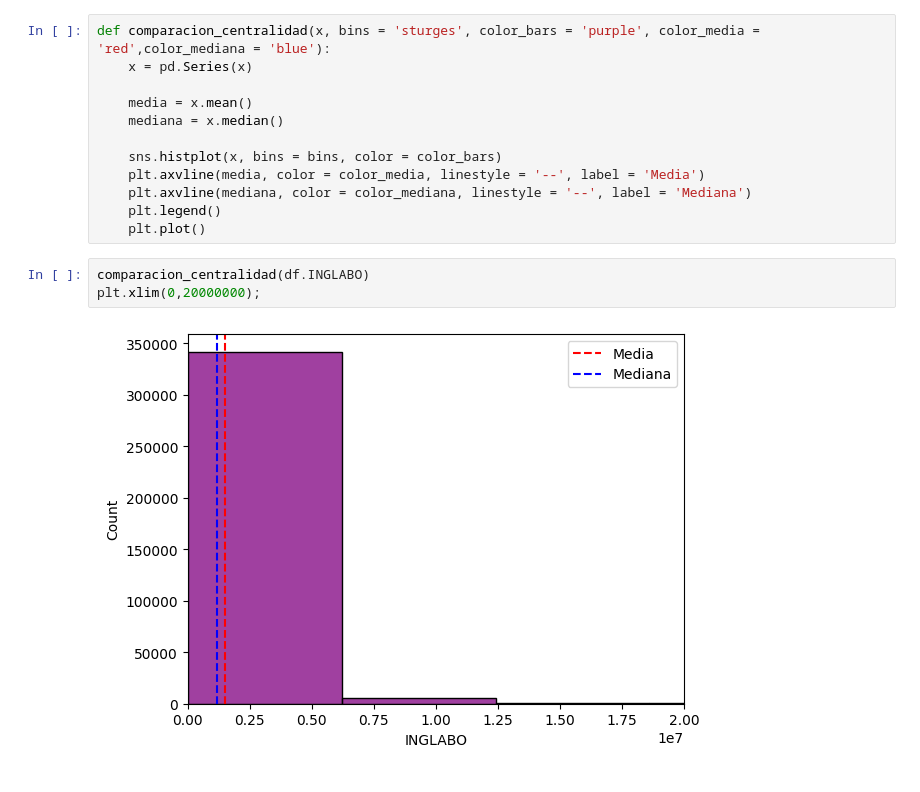
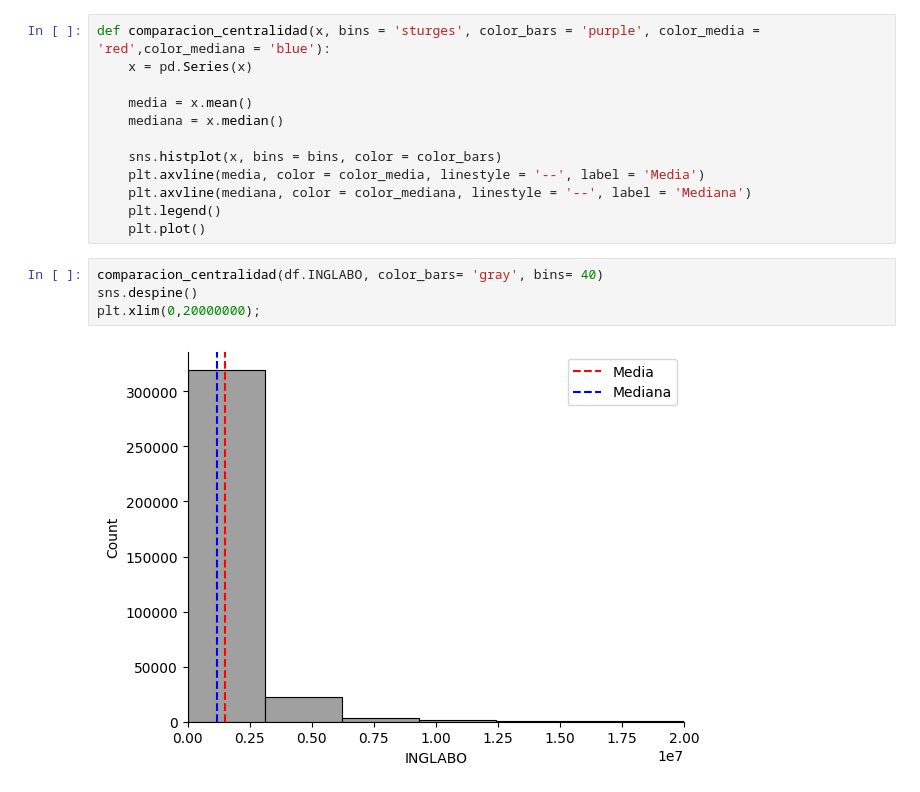
Before and after one commit to julihdez36/Metodos_estadisticos, a Jupyter notebook: Project GEIH 23/1. Estadistica descriptiva.ipynb, the cells around one changed output. Cells and saved outputs as stored; diff of their text form.

```diff
--- a/Project GEIH 23/1. Estadistica descriptiva.ipynb
+++ b/Project GEIH 23/1. Estadistica descriptiva.ipynb
@@ -166,7 +166,8 @@ def comparacion_centralidad(x, bins = 'sturges', color_bars = 'purple', color_me
     plt.legend()
     plt.plot()
 # %%
-comparacion_centralidad(df.INGLABO)
+comparacion_centralidad(df.INGLABO, color_bars= 'gray', bins= 40)
+sns.despine()
 plt.xlim(0,20000000);
 # %% [output]
-[figure, old version]
+[figure, new version]
```
Also changed, not shown: parts of 5 cells of this notebook.
